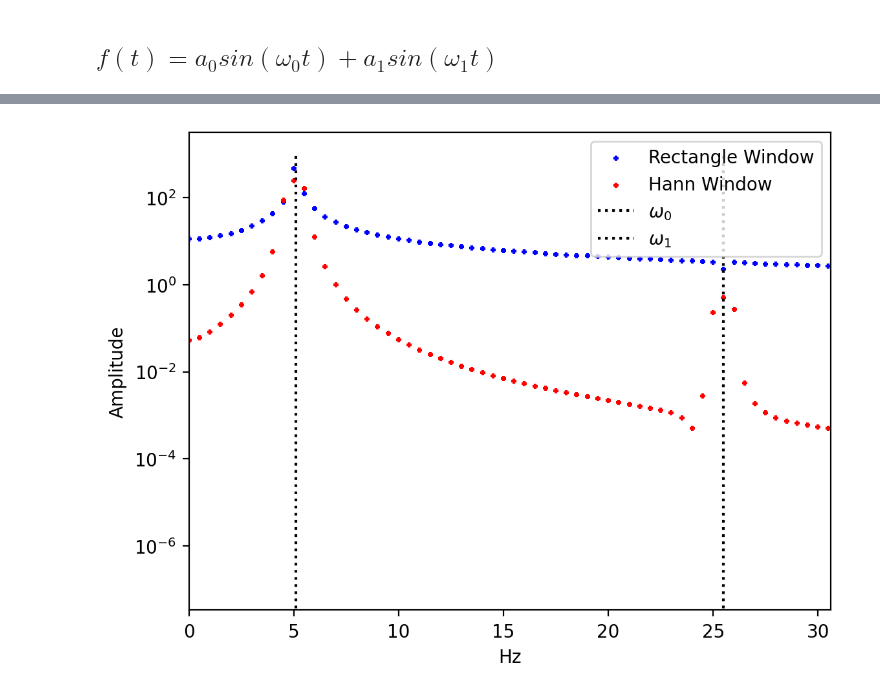
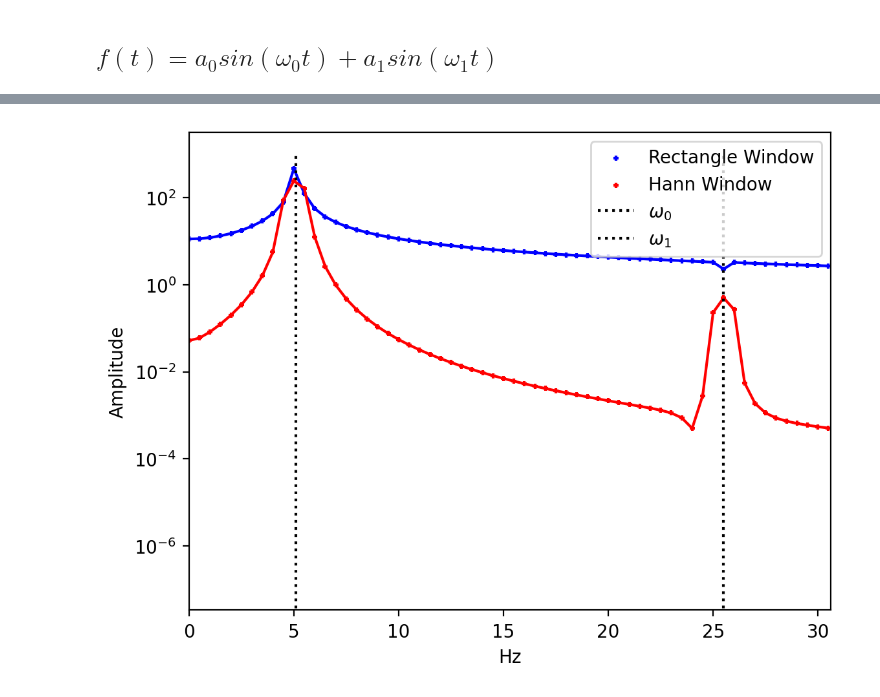
Before and after one commit to dckokis/OVF, a Jupyter notebook: task12/task12.ipynb, the cells around one changed output, grey strips where cells are left out. Drawn from its saved outputs; the diff is of its cells as text; code cells hidden in the pictures.

Commit message:
task 12 plotting changes

```diff
--- a/task12/task12.ipynb
+++ b/task12/task12.ipynb
@@ -48,14 +48,16 @@ spectrumHann, freqHann = discreteFourierTransform(f, T, hannwindow)
 # %%
 plt.rcParams['figure.dpi'] = 200
 plt.scatter(freqRect, np.abs(spectrumRectangle), label='Rectangle Window', c='b', s=10, marker='+')
 plt.scatter(freqHann, np.abs(spectrumHann), label='Hann Window', c='r', s=10, marker='+')
+plt.plot(freqRect, np.abs(spectrumRectangle), c='b')
+plt.plot(freqHann, np.abs(spectrumHann), c='r')
 plt.vlines(w0, 0, 1000, linestyles='dotted', label=f'$\omega_{0}$', colors='k')
 plt.vlines(w1, 0, 1000, linestyles='dotted', label=f'$\omega_{1}$', colors='k')
 plt.xlim([0, max(w0, w1) * 1.2])
 plt.xlabel("Hz")
 plt.ylabel("Amplitude")
 plt.yscale('log')
 plt.legend()
 plt.show()
 # %% [output]
-[figure, old version]
+[figure, new version]
```
